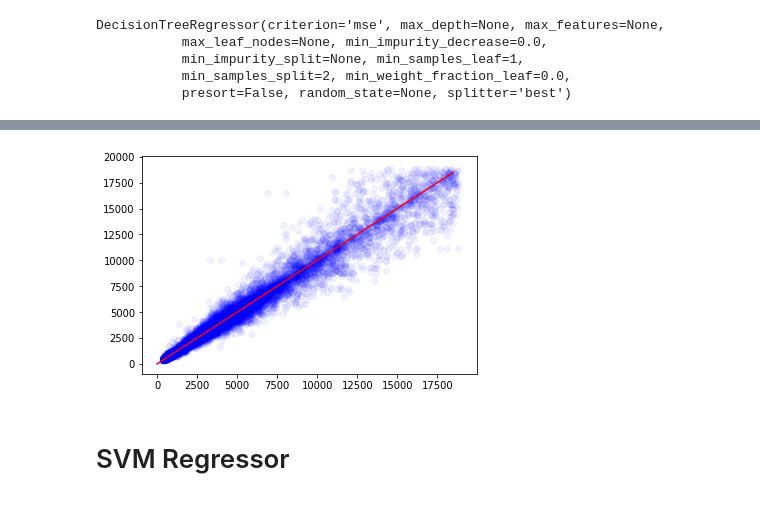
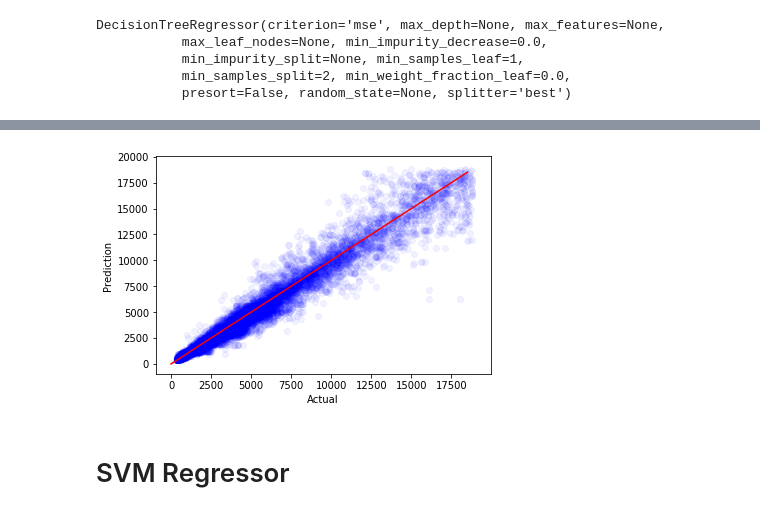
Before and after one commit to parvmaurya/ML_Diamonds_Dataset, a Jupyter notebook: diamond.ipynb, the cells around one changed output, grey strips where cells are left out. Cells and saved outputs as stored; diff of their text form; code cells hidden in the pictures.

```diff
--- a/diamond.ipynb
+++ b/diamond.ipynb
@@ -174,8 +176,8 @@ array([-0.45908001, -1.57357116,  2.03004049, -0.25791682, -0.28146909,
 # %%
 from sklearn.tree import DecisionTreeRegressor
 
-tree_reg = DecisionTreeRegressor()
-tree_reg.fit(X_train_prepared, y_train)
+reg_tree = DecisionTreeRegressor()
+reg_tree.fit(X_train_prepared, y_train)
 # %% [output]
 DecisionTreeRegressor(criterion='mse', max_depth=None, max_features=None,
            max_leaf_nodes=None, min_impurity_decrease=0.0,
@@ -211,4 +213,4 @@ data["price"].max()
 # %%
 X_test_prepared = full_pipeline.fit_transform(X_test,y_test)
-pred = tree_reg.predict(X_test_prepared)
+pred_tree = reg_tree.predict(X_test_prepared)
 # %%
@@ -263,14 +264,20 @@ array([ 951, 4327, 1709, ...,  958, 6220, 1637], dtype=int64)
 # %%
 import matplotlib.pyplot as plt
 import numpy as np
 
-t = np.linspace(0,18500,1000)
-leng = len(y_test)
-plt.plot(t,t,c='red')
-plt.scatter(y_test.values, pred, alpha=0.05,c='blue')
+def draw_predictions_actual(test_arr, pred_arr):
+    t = np.linspace(0,18500,1000)
+    leng = len(pred_arr)
+    plt.plot(t,t,c='red')
+    plt.scatter(test_arr, pred_arr, alpha=0.05, c='blue')
+    plt.xlabel('Actual')
+    plt.ylabel('Prediction')
+    plt.show()
+
+draw_predictions_actual(y_test.values, pred_tree)
 plt.show()
 # %% [output]
-[figure, old version]
+[figure, new version]
 # %% [markdown]
 # SVM Regressor
 # %%
```
Also changed, not shown: parts of 32 cells of this notebook.
